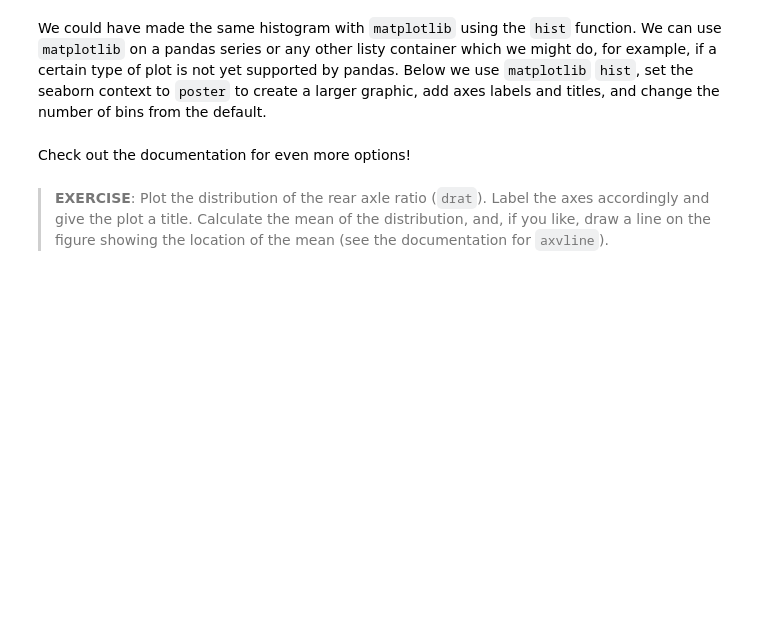
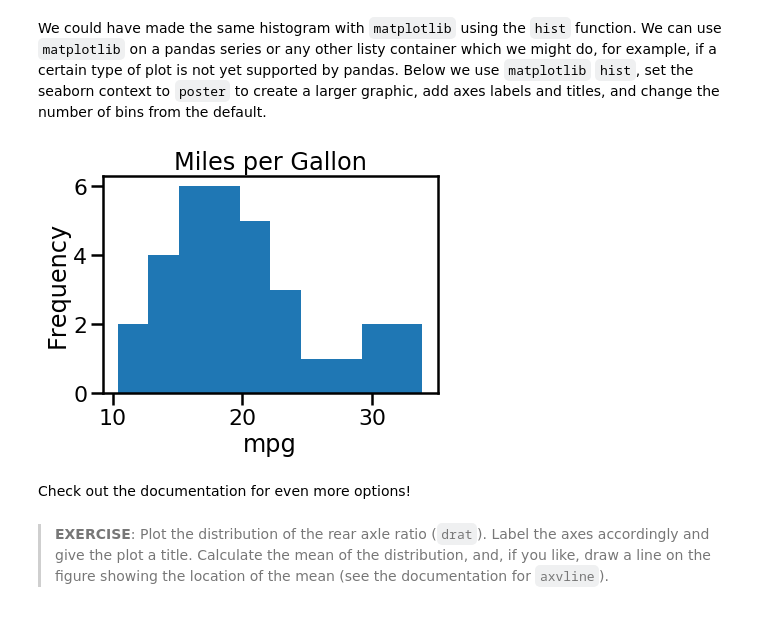
Before and after one commit to GreenSnabl/a-2017, a Jupyter notebook: Labs/Lab1_numstack/Lab1-numstack.ipynb, the cells around one changed output. Cells and saved outputs as stored; diff of their text form; code cells hidden in the pictures; blank space fills up the shorter version.

```diff
--- a/Labs/Lab1_numstack/Lab1-numstack.ipynb
+++ b/Labs/Lab1_numstack/Lab1-numstack.ipynb
@@ -480,4 +722,5 @@ Instead, you should manipulate dataframes and series with pandas methods which a
 
 Let's see how indexing works in dataframes.  Like lists in Python and arrays in numpy, dataframes and series are zero-indexed.
 # %%
+dfcars.sort_index(inplace=True)
 dfcars.head()
@@ -500,0 +757,4 @@ dfcars_reindex.iloc[0:3]
+# %%
+dfcars.sort_index(inplace=True)
+#dfcars.sort_values(by='disp')
+dfcars_reindex.iloc[0:3]
@@ -620,10 +959,12 @@ plt.xlabel("mpg");
 We could have made the same histogram with `matplotlib` using the `hist` function.   We can use `matplotlib` on a pandas series or any other listy container which we might do, for example, if a certain type of plot is not yet supported by pandas.  Below we use `matplotlib`  `hist`, set the seaborn context to `poster` to create a larger graphic, add axes labels and titles, and change the number of bins from the default.
 # %%
 sns.set_context("poster")
-plt.hist(dfcars.mpg, bins=20);
+plt.hist(dfcars.mpg, bins=10);
 plt.xlabel("mpg");
 plt.ylabel("Frequency")
 plt.title("Miles per Gallon");
+# %% [output]
+[figure, added]
 # %% [markdown]
 Check out the documentation for even more options!
 # %% [markdown]
```
Also changed, not shown: parts of 70 cells of this notebook, 7 other files.
